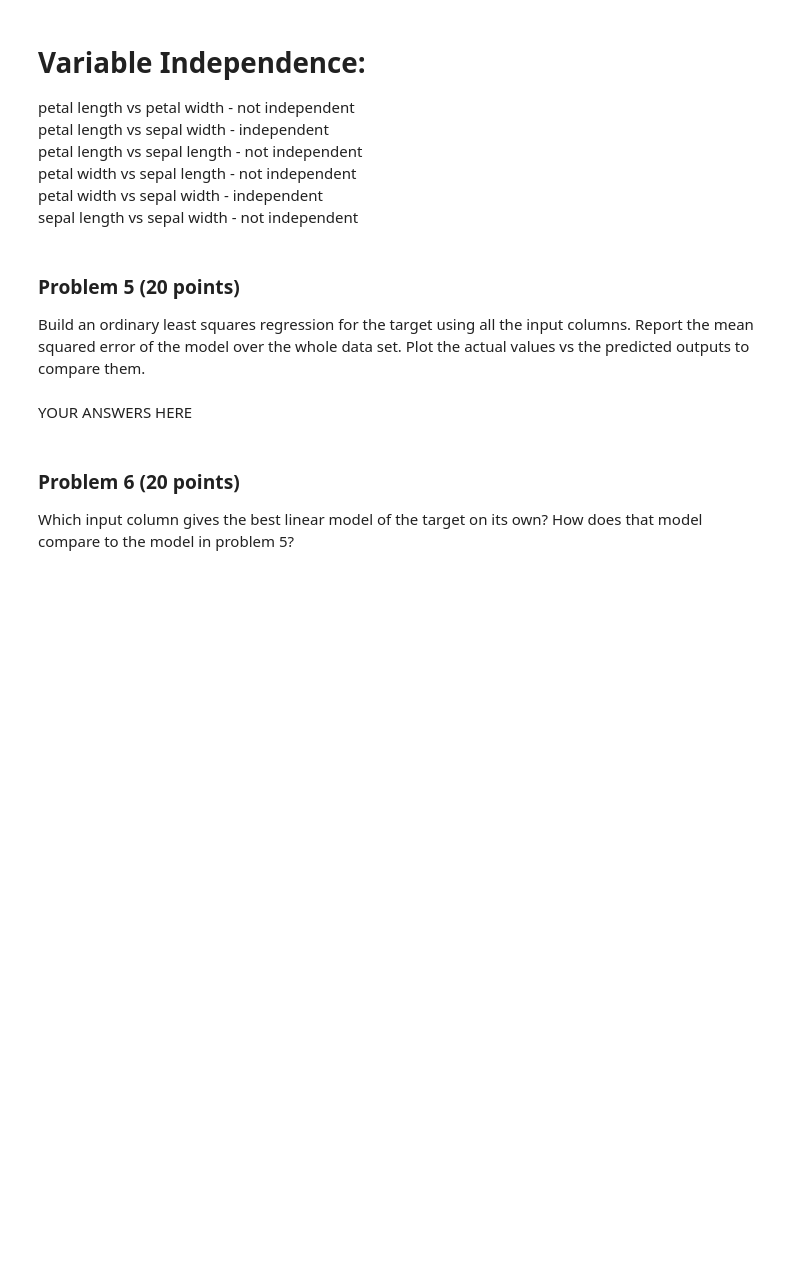
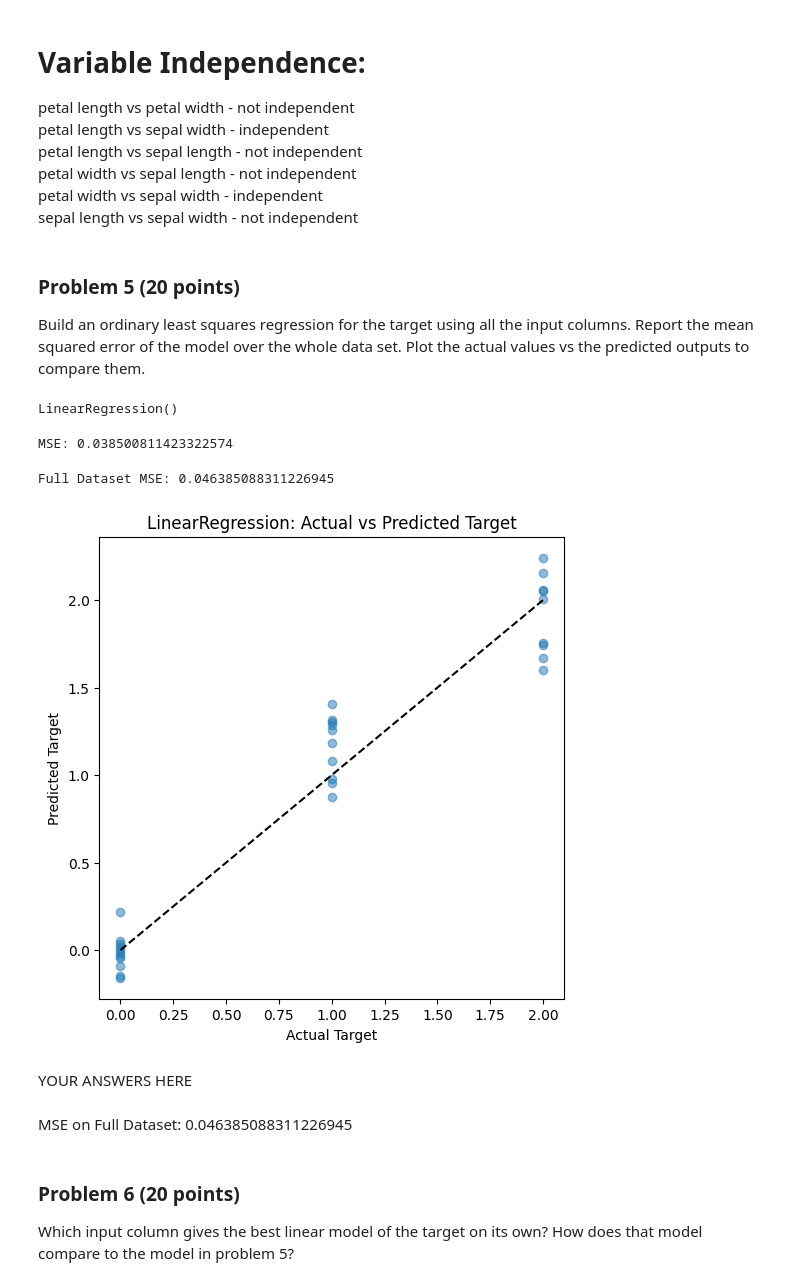
Before and after one commit to manningdbu/dx601-project-Manning, a Jupyter notebook: final_project.ipynb, the cells around one changed output. Saved outputs shown, nothing was run; the diff lists cells and outputs as text; code cells hidden in the pictures; blank space fills up the shorter version.

```diff
--- a/final_project.ipynb
+++ b/final_project.ipynb
@@ -338,0 +341,18 @@ Plot the actual values vs the predicted outputs to compare them.
+# %%
+# drop columns except for the target
+X = iris.drop(columns= 'target') # features
+y = iris['target'] # target(quality)
+
+X_train, X_test, y_train, y_test = train_test_split(X, y, test_size=0.2, random_state=42)
+
+linear = LinearRegression()
+linear.fit(X, y)
+# %% [output]
+LinearRegression()
+# %%
+linear_y_pred = linear.predict(X_test) #predictions
+# %%
+mse = mean_squared_error(y_test, linear_y_pred)
+print("MSE:", mse)
+# %% [output]
+MSE: 0.038500811423322574
@@ -339,5 +361,22 @@ Plot the actual values vs the predicted outputs to compare them.
+# %%
+full_mse = mean_squared_error(y, full_pred)
+print("Full Dataset MSE:", full_mse)
+# %% [output]
+Full Dataset MSE: 0.046385088311226945
+# %%
+plt.figure(figsize=(6,6))
+plt.scatter(y_test, linear_y_pred, alpha=0.5)
+plt.plot([y.min(), y.max()], [y.min(), y.max()], 'k--')#lw=2)
+plt.xlabel('Actual Target')
+plt.ylabel('Predicted Target')
+plt.title('LinearRegression: Actual vs Predicted Target')
+plt.show()
+# %% [output]
+[figure, added]
 # %% [markdown]
 YOUR ANSWERS HERE
+# %% [markdown]
+MSE on Full Dataset: 0.046385088311226945
 # %% [markdown]
 ### Problem 6 (20 points)
 
```
Also changed, not shown: parts of 3 cells of this notebook.
